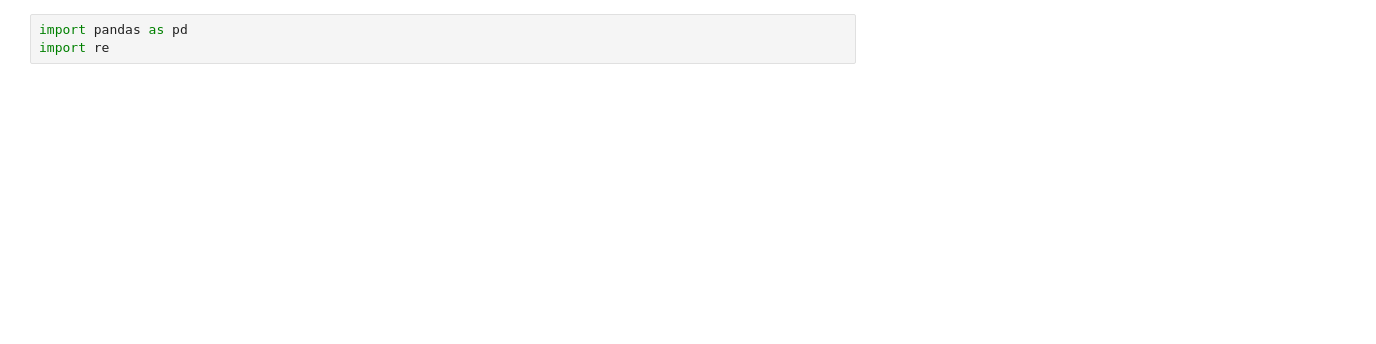
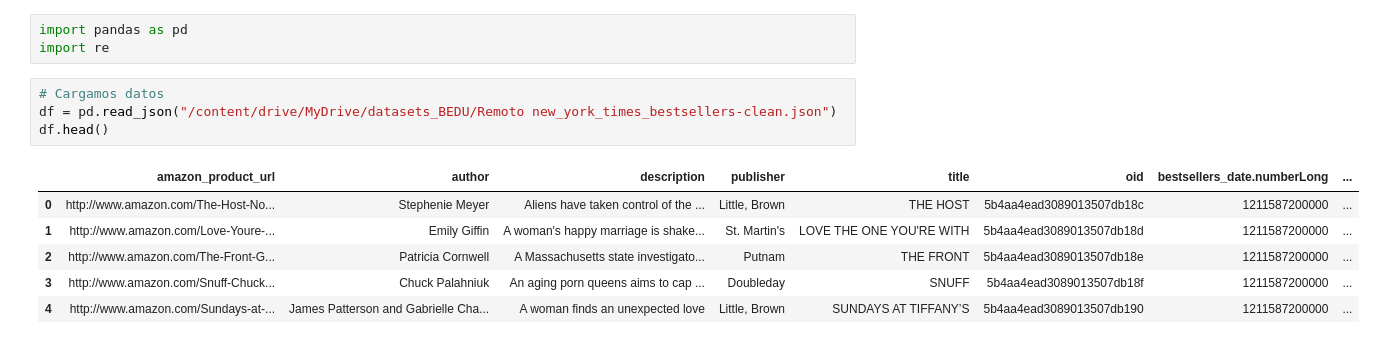
Before and after one commit to LIZZETHGOMEZ/BEDU-Santander, a Jupyter notebook: Analisis de Datos con Python/Sesion_7.ipynb, the cells around one changed output. Drawn from its saved outputs; the diff is of its cells as text; blank space fills up the shorter version.

```diff
--- a/Analisis de Datos con Python/Sesion_7.ipynb
+++ b/Analisis de Datos con Python/Sesion_7.ipynb
@@ -120,3 +146,14 @@ plt.axvline(diferencia_en_proporcion);
 # %%
 import pandas as pd
 import re
+# %%
+# Cargamos datos
+df = pd.read_json("/content/drive/MyDrive/datasets_BEDU/Remoto new_york_times_bestsellers-clean.json")
+df.head()
+# %% [output]
+|  | amazon_product_url | author | description | publisher | title | oid | bestsellers_date.numberLong | ... |
+| 0 | http://www.amazon.com/The-Host-No... | Stephenie Meyer | Aliens have taken control of the ... | Little, Brown | THE HOST | 5b4aa4ead3089013507db18c | 1211587200000 | ... |
+| 1 | http://www.amazon.com/Love-Youre-... | Emily Giffin | A woman's happy marriage is shake... | St. Martin's | LOVE THE ONE YOU'RE WITH | 5b4aa4ead3089013507db18d | 1211587200000 | ... |
+| 2 | http://www.amazon.com/The-Front-G... | Patricia Cornwell | A Massachusetts state investigato... | Putnam | THE FRONT | 5b4aa4ead3089013507db18e | 1211587200000 | ... |
+| 3 | http://www.amazon.com/Snuff-Chuck... | Chuck Palahniuk | An aging porn queens aims to cap ... | Doubleday | SNUFF | 5b4aa4ead3089013507db18f | 1211587200000 | ... |
+| 4 | http://www.amazon.com/Sundays-at-... | James Patterson and Gabrielle Cha... | A woman finds an unexpected love | Little, Brown | SUNDAYS AT TIFFANY’S | 5b4aa4ead3089013507db190 | 1211587200000 | ... |
```
Also changed, not shown: parts of 28 cells of this notebook.
